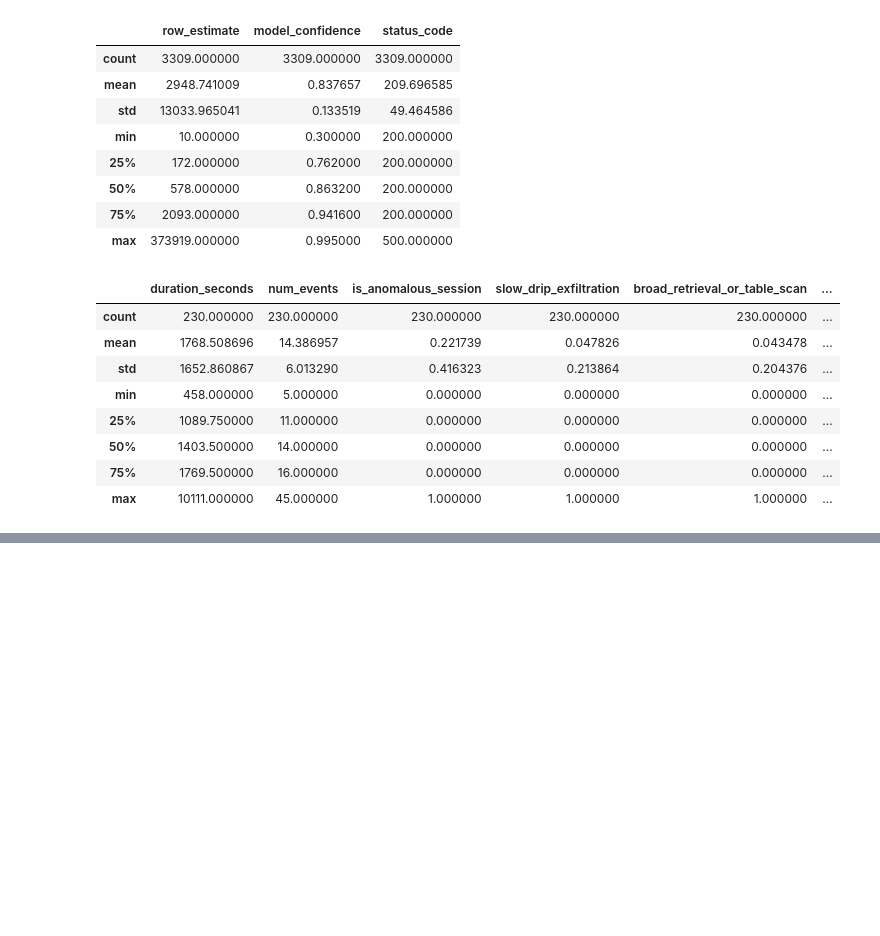
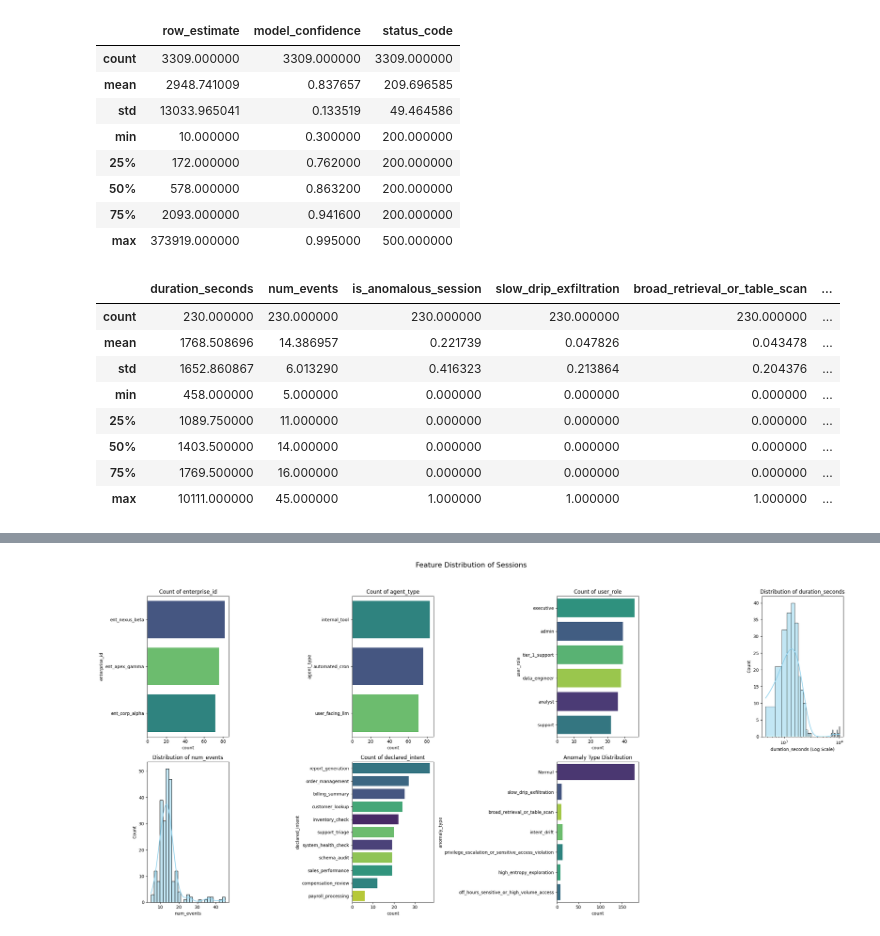
Before and after one commit to RealGoldenGeneral/SmartVerify-Take-Home-Assignment, a Jupyter notebook: notebooks/Assignment.ipynb, the cells around one changed output, grey strips where cells are left out. Cells and saved outputs as stored; diff of their text form; code cells hidden in the pictures; blank space fills up the shorter version.

```diff
--- a/notebooks/Assignment.ipynb
+++ b/notebooks/Assignment.ipynb
@@ -106,0 +140,73 @@ df_sessions.describe()
+# %%
+import matplotlib.pyplot as plt
+import seaborn as sns
+import pandas as pd
+
+# Feature Distribution of Sessions
+cols_to_plot = [
+    'enterprise_id', 'agent_type', 'user_role',
+    'duration_seconds', 'num_events', 'declared_intent',
+]
+
+anomaly_labels = ['slow_drip_exfiltration', 'broad_retrieval_or_table_scan',
+                  'intent_drift', 'privilege_escalation_or_sensitive_access_violation',
+                  'high_entropy_exploration', 'off_hours_sensitive_or_high_volume_access']
+
+anomaly_type = []
+for idx, row in df_sessions.iterrows():
+    if row['is_anomalous_session'] == 0:
+        anomaly_type.append('Normal')
+    else:
+        found = False
+        for label in anomaly_labels:
+            if row[label] == 1:
+                anomaly_type.append(label)
+                found = True
+        if not found:
+            anomaly_type.append('Unknown Anomaly')
+
+plot_list = cols_to_plot + ['anomaly_type']
+
+fig, axes = plt.subplots(nrows=2, ncols=4, figsize=(24, 12))
+fig.suptitle('Feature Distribution of Sessions', fontsize=16)
+
+axes = axes.flatten()
+
+for i, col in enumerate(plot_list):
+    if col == 'anomaly_type':
+        all_possible_labels = ['Normal'] + anomaly_labels
+        sns.countplot(
+            data=pd.DataFrame({'anomaly_type': anomaly_type}),
+            y=col,
+            ax=axes[i],
+            order=all_possible_labels,
+            palette='viridis',
+            hue=col,
+            legend=False
+        )
+        axes[i].set_title('Anomaly Type Distribution')
+    elif df_sessions[col].dtype == 'object' or df_sessions[col].nunique() < 15:
+        sns.countplot(
+            data=df_sessions,
+            y=col,
+            ax=axes[i],
+            order=df_sessions[col].value_counts().index,
+            palette='viridis',
+            hue=col,
+            legend=False
+        )
+        axes[i].set_title(f'Count of {col}')
+    else:
+        sns.histplot(df_sessions[col], ax=axes[i], kde=True, color='skyblue')
+        axes[i].set_title(f'Distribution of {col}')
+        if col == 'duration_seconds':
+            axes[i].set_xscale('log')
+            axes[i].set_xlabel('duration_seconds (Log Scale)')
+
+for j in range(i + 1, len(axes)):
+    axes[j].set_visible(False)
+
+plt.tight_layout(rect=[0, 0.03, 1, 0.95])
+plt.show()
+# %% [output]
+[figure, added]
```
Also changed, not shown: parts of 17 cells of this notebook.
